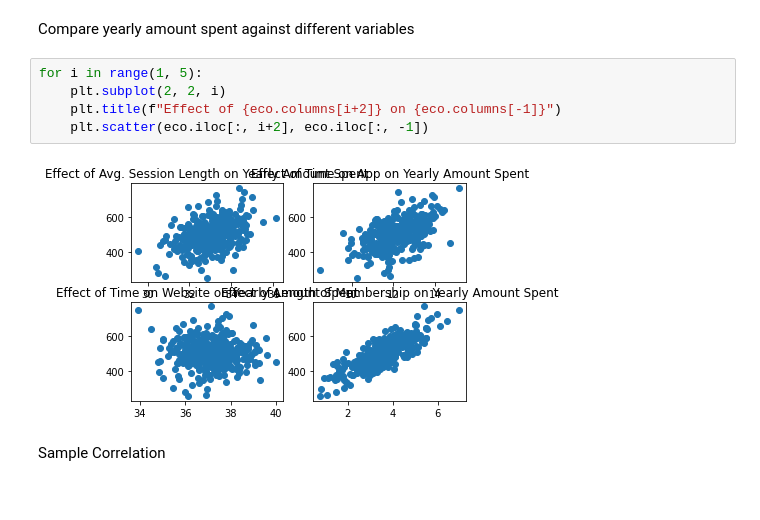
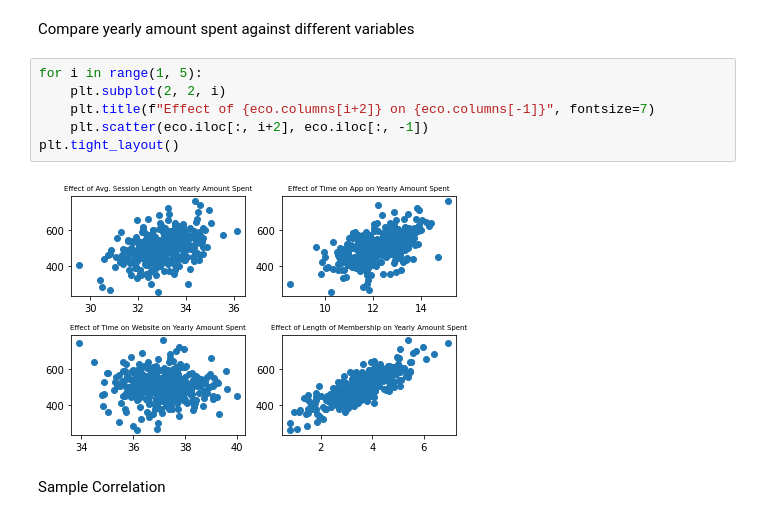
Before and after one commit to daeisbae/KaggleEcommerceAnalysisAndML, a Jupyter notebook: DataAnalysis.ipynb, the cells around one changed output. Cells and saved outputs as stored; diff of their text form.

```diff
--- a/DataAnalysis.ipynb
+++ b/DataAnalysis.ipynb
@@ -32,9 +33,10 @@ Compare yearly amount spent against different variables
 # %%
 for i in range(1, 5):
     plt.subplot(2, 2, i)
-    plt.title(f"Effect of {eco.columns[i+2]} on {eco.columns[-1]}")
+    plt.title(f"Effect of {eco.columns[i+2]} on {eco.columns[-1]}", fontsize=7)
     plt.scatter(eco.iloc[:, i+2], eco.iloc[:, -1])
+plt.tight_layout()
 # %% [output]
-[figure, old version]
+[figure, new version]
 # %% [markdown]
 Sample Correlation
```
Also changed, not shown: parts of 4 cells of this notebook, 2 other files.
